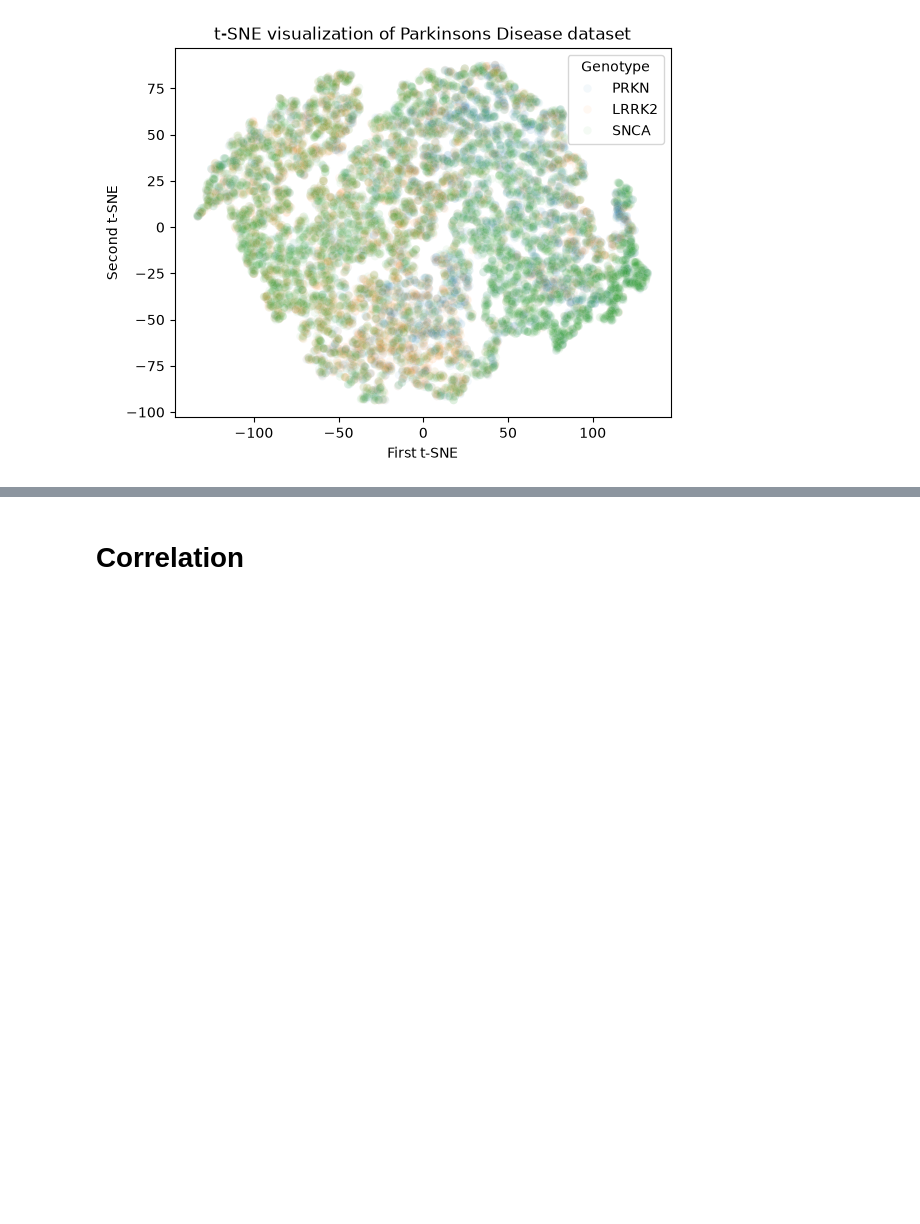
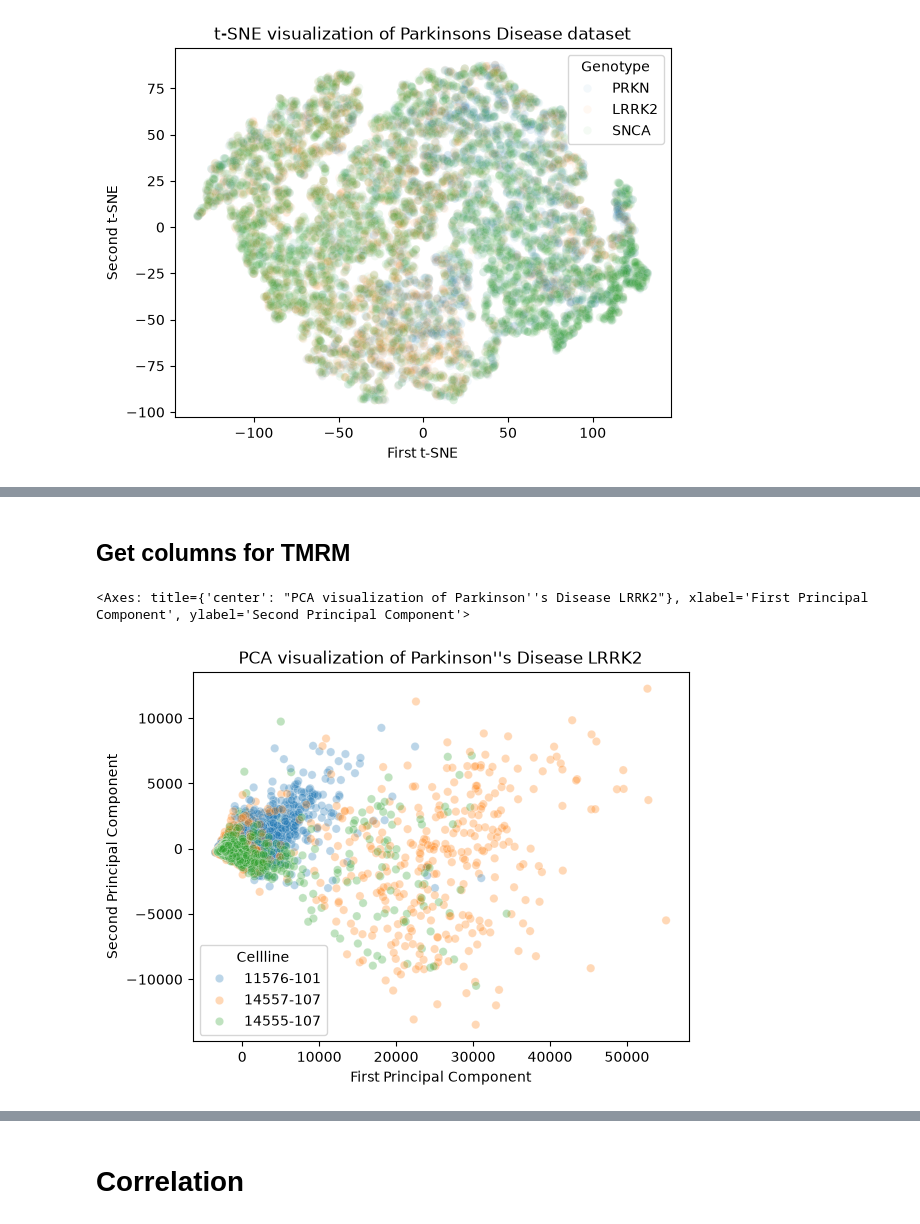
Before and after one commit to Rushik-Rsenal/NeuRA, a Jupyter notebook: 02_mitotracker_vs_tmrm_analysis.ipynb, the cells around one changed output, grey strips where cells are left out. Saved outputs shown, nothing was run; the diff lists cells and outputs as text; code cells hidden in the pictures; blank space fills up the shorter version.

```diff
--- a/02_mitotracker_vs_tmrm_analysis.ipynb
+++ b/02_mitotracker_vs_tmrm_analysis.ipynb
@@ -387,0 +416,7 @@ Text(0, 0.5, 'Second t-SNE')
+# %%
+tmrm_df = pd.read_csv(data_path_tmrm)
+mtg_df = pd.read_csv(data_path_mtg)
+# %%
+cell_type = 'LRRK2'
+# %% [markdown]
+## Get columns for TMRM
@@ -387,0 +487,32 @@ Text(0, 0.5, 'Second t-SNE')
+# %%
+def make_pca(df, cell_type, num_components):
+    df = df[df['Cell Type'] == cell_type]
+    pca = PCA(n_components=4)
+
+    X = df.drop(columns=['Cell Type', 'Cellline ID'])
+    y = df['Cellline ID']
+    x_pca = pca.fit_transform(X)
+    y= list(y)
+
+    full_df = pd.DataFrame(data=x_pca, columns=['Principal Component 1', 'Principal Component 2','Principal Component 3', 'Principal Component 4'])
+    full_df['Cellline'] = y
+    fig = sns.scatterplot(
+        x='Principal Component 1',
+        y='Principal Component 2',
+        data=full_df,
+        hue='Cellline',
+        alpha=0.3
+    )
+
+
+    fig.set_title(f"PCA visualization of Parkinson''s Disease {cell_type}")
+
+    fig.set_xlabel('First Principal Component')
+    fig.set_ylabel('Second Principal Component')
+
+    return fig
+# %%
+make_pca(tmrm_df, 'LRRK2', 4)
+# %% [output]
+<Axes: title={'center': "PCA visualization of Parkinson''s Disease LRRK2"}, xlabel='First Principal Component', ylabel='Second Principal Component'>
+[figure, added]
```
Also changed, not shown: parts of 26 cells of this notebook, 4 other files.
